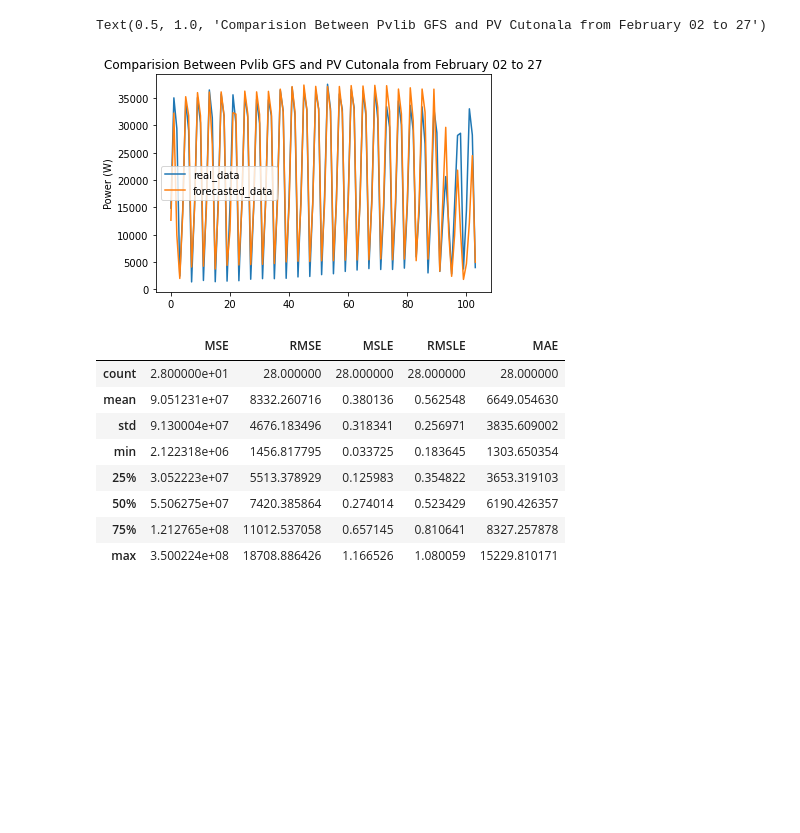
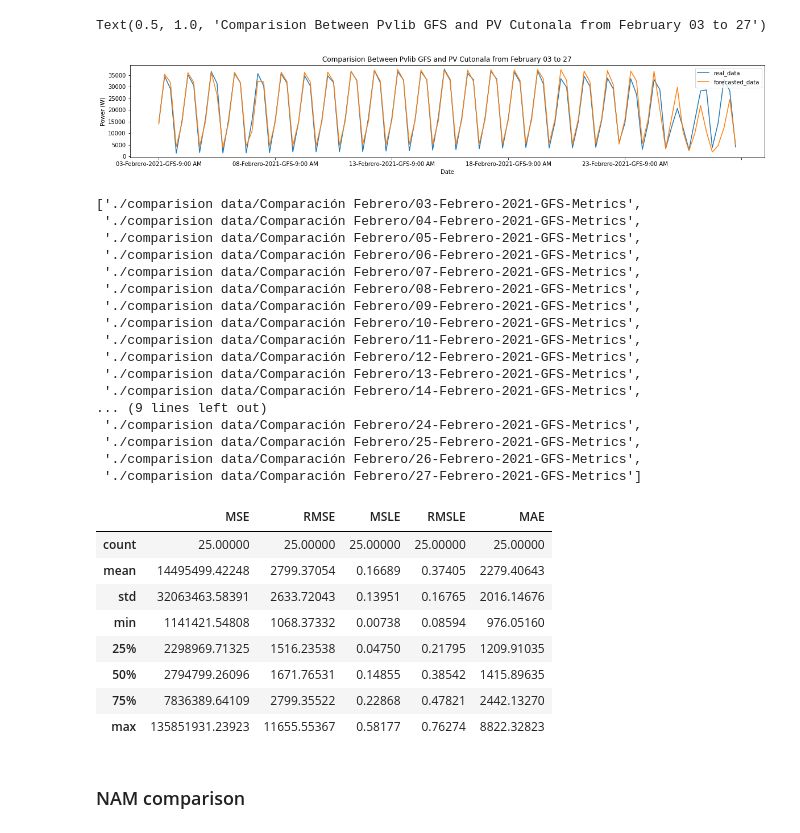
Before and after one commit to Vesino/pvlib_tesis, a Jupyter notebook: Results February.ipynb, the cells around one changed output. Cells and saved outputs as stored; diff of their text form; code cells hidden in the pictures; blank space fills up the shorter version.

Commit message:
January and February ready for analysis

```diff
--- a/Results February.ipynb
+++ b/Results February.ipynb
@@ -7,3 +42,4 @@ stock_files = sorted(glob('./comparision data/Comparación Febrero/**-Febrero-20
 # %%
-feb_04_to_27_comparission_GFS = pd.concat((pd.read_csv(file).assign(filename = file)
-          for file in stock_files), ignore_index=True)
+GFS_feb_03_to_27_comparission = pd.concat((pd.read_csv(file).assign(filename = file)
+          for file in GFS_stock_files), ignore_index=True)
+GFS_feb_03_to_27_comparission
@@ -25,0 +64,13 @@ feb_04_to_27_comparission_GFS
+# %%
+# Get dates for every file in order to add them in the dataframe
+dates = [GFS_feb_03_to_27_comparission['filename'][indx].split('/')[-1:][0] for indx in GFS_feb_03_to_27_comparission.index]
+# %%
+# Logic in order to add add the hour for every record meassured
+for x in range(0, len(dates), 4):
+    dates[x] = dates[x] + hours['09AM']
+    dates[x + 1] = dates[x + 1] + hours['12AM']
+    dates[x + 2] = dates[x + 2] + hours['15PM']
+    dates[x + 3] = dates[x + 3] + hours['18PM']
+# %%
+# Add dates into dataFrame
+GFS_feb_03_to_27_comparission['Date'] = dates
@@ -26,10 +97,30 @@ feb_04_to_27_comparission_GFS
 # %%
-feb_04_to_27_comparission_GFS.plot()
+GFS_feb_03_to_27_comparission.set_index('Date').plot()
 plt.ylabel('Power (W)')
-plt.title('Comparision Between Pvlib GFS and PV Cutonala from February 02 to 27')
+plt.title('Comparision Between Pvlib GFS and PV Cutonala from February 03 to 27')
 # %% [output]
-Text(0.5, 1.0, 'Comparision Between Pvlib GFS and PV Cutonala from February 02 to 27')
+Text(0.5, 1.0, 'Comparision Between Pvlib GFS and PV Cutonala from February 03 to 27')
-[figure, old version]
+[figure, new version]
 # %%
-metrics_stock_files_GFS = sorted(glob('./comparision data/Comparación Enero/**-Enero-2021-GFS-Metrics'))
+GFS_metrics_stock_files = sorted(glob('./comparision data/Comparación Febrero/**-Febrero-2021-GFS-Metrics'))
+GFS_metrics_stock_files = GFS_metrics_stock_files[1:]
+GFS_metrics_stock_files
+# %% [output]
+['./comparision data/Comparación Febrero/03-Febrero-2021-GFS-Metrics',
+ './comparision data/Comparación Febrero/04-Febrero-2021-GFS-Metrics',
+ './comparision data/Comparación Febrero/05-Febrero-2021-GFS-Metrics',
+ './comparision data/Comparación Febrero/06-Febrero-2021-GFS-Metrics',
+ './comparision data/Comparación Febrero/07-Febrero-2021-GFS-Metrics',
+ './comparision data/Comparación Febrero/08-Febrero-2021-GFS-Metrics',
+ './comparision data/Comparación Febrero/09-Febrero-2021-GFS-Metrics',
+ './comparision data/Comparación Febrero/10-Febrero-2021-GFS-Metrics',
+ './comparision data/Comparación Febrero/11-Febrero-2021-GFS-Metrics',
+ './comparision data/Comparación Febrero/12-Febrero-2021-GFS-Metrics',
+ './comparision data/Comparación Febrero/13-Febrero-2021-GFS-Metrics',
+ './comparision data/Comparación Febrero/14-Febrero-2021-GFS-Metrics',
+... (9 lines left out)
+ './comparision data/Comparación Febrero/24-Febrero-2021-GFS-Metrics',
+ './comparision data/Comparación Febrero/25-Febrero-2021-GFS-Metrics',
+ './comparision data/Comparación Febrero/26-Febrero-2021-GFS-Metrics',
+ './comparision data/Comparación Febrero/27-Febrero-2021-GFS-Metrics']
 # %%
@@ -38,12 +129,14 @@ feb_04_to_27_comparission_GFS = pd.concat((pd.read_csv(file).assign(filename = f
 # %%
-feb_04_to_27_comparission_GFS.describe()
+GFS_metrics_feb_03_to_27.describe()
 # %% [output]
 |  | MSE | RMSE | MSLE | RMSLE | MAE |
-| count | 2.800000e+01 | 28.000000 | 28.000000 | 28.000000 | 28.000000 |
-| mean | 9.051231e+07 | 8332.260716 | 0.380136 | 0.562548 | 6649.054630 |
-| std | 9.130004e+07 | 4676.183496 | 0.318341 | 0.256971 | 3835.609002 |
-| min | 2.122318e+06 | 1456.817795 | 0.033725 | 0.183645 | 1303.650354 |
-| 25% | 3.052223e+07 | 5513.378929 | 0.125983 | 0.354822 | 3653.319103 |
-| 50% | 5.506275e+07 | 7420.385864 | 0.274014 | 0.523429 | 6190.426357 |
-| 75% | 1.212765e+08 | 11012.537058 | 0.657145 | 0.810641 | 8327.257878 |
-| max | 3.500224e+08 | 18708.886426 | 1.166526 | 1.080059 | 15229.810171 |
+| count | 25.00000 | 25.00000 | 25.00000 | 25.00000 | 25.00000 |
+| mean | 14495499.42248 | 2799.37054 | 0.16689 | 0.37405 | 2279.40643 |
+| std | 32063463.58391 | 2633.72043 | 0.13951 | 0.16765 | 2016.14676 |
+| min | 1141421.54808 | 1068.37332 | 0.00738 | 0.08594 | 976.05160 |
+| 25% | 2298969.71325 | 1516.23538 | 0.04750 | 0.21795 | 1209.91035 |
+| 50% | 2794799.26096 | 1671.76531 | 0.14855 | 0.38542 | 1415.89635 |
+| 75% | 7836389.64109 | 2799.35522 | 0.22868 | 0.47821 | 2442.13270 |
+| max | 135851931.23923 | 11655.55367 | 0.58177 | 0.76274 | 8822.32823 |
+# %% [markdown]
+### NAM comparison
```
Also changed, not shown: parts of 29 cells of this notebook, 2 other files.
